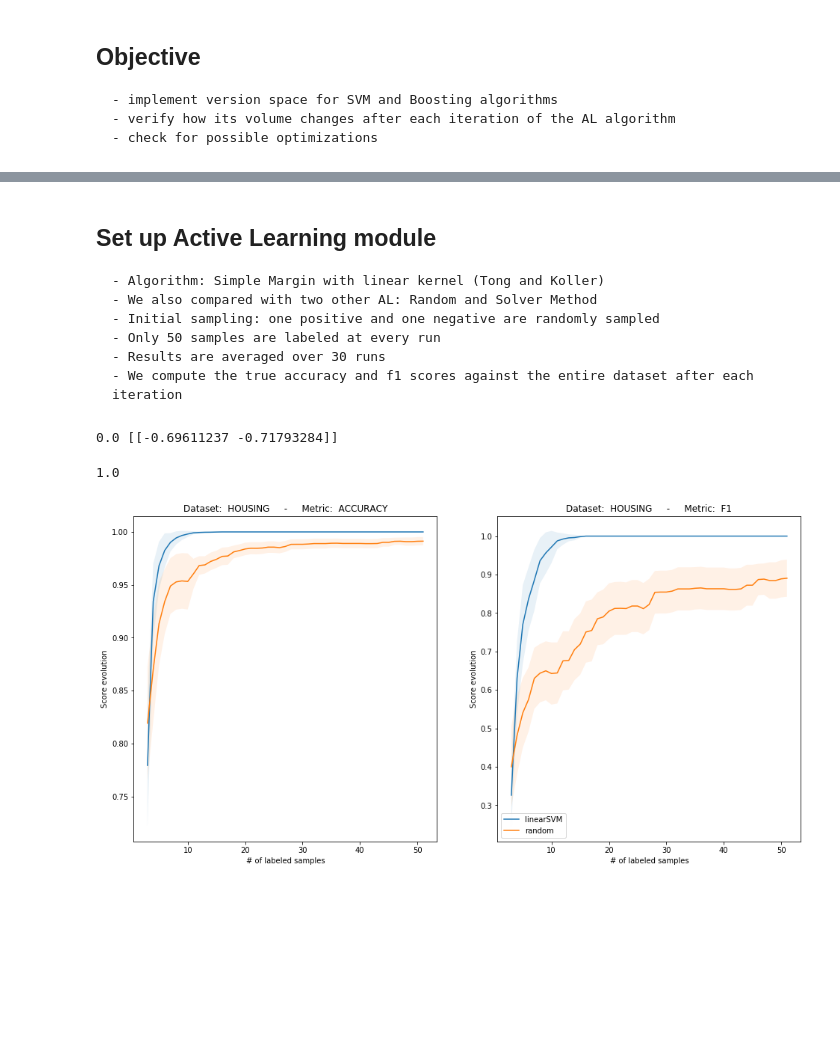
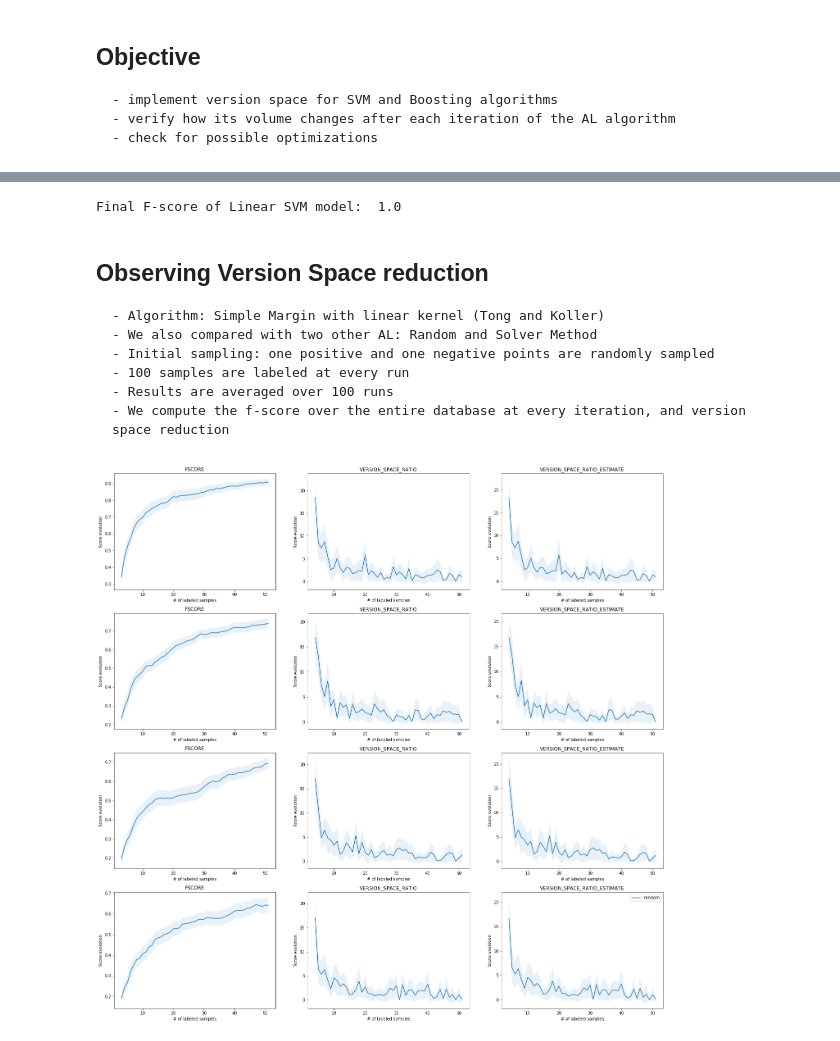
Before and after one commit to AIDEmeProject/PythonMiddleware, a Jupyter notebook: notebooks/version space convergence.ipynb, the cells around one changed output, grey strips where cells are left out. Drawn from its saved outputs; the diff is of its cells as text; code cells hidden in the pictures; blank space fills up the shorter version.

```diff
--- a/notebooks/version space convergence.ipynb
+++ b/notebooks/version space convergence.ipynb
@@ -25,14 +118,25 @@ import matplotlib.pyplot as plt
 # %%
 # import housing dataset
 from sklearn.preprocessing import StandardScaler
+from src.user import DummyUser
+
 scaler = StandardScaler()
 
 data = pd.read_csv("../data/housing/housing.data", header=None)
-data = data[[2, 7]]
+data = data[[2, 7, 8, 9, 10, 11, 12, 4, 5]]
+max_iter = 50
 
 X_housing = data.values
-X_housing_fit = scaler.fit_transform(X_housing) + [1,1]
-y_housing = 2*(X_housing_fit[:,0] + X_housing_fit[:,1] <= 0) - 1
+X_housing_fit = scaler.fit_transform(X_housing) + 1
+y_housing = 2*(np.sum(X_housing_fit[:,:2], axis=1) <= 0) - 1
 print("Percentage of positive samples: %.2f " % (100.0*(y_housing == 1).sum()/len(y_housing)))
+print("Number of positive samples: ", (y_housing == 1).sum())
+
+datasets_list = []
+max_iter = 50
+
+for col_list in [[0,1], [0,1,2,3], [0,1,2,3,4,5], [0,1,2,3,4,5,6,7]]:
+    user_housing = DummyUser(max_iter=max_iter, y_true=y_housing)
+    datasets_list.append(('housing_'+str(len(col_list)), X_housing_fit[:, col_list], user_housing))
 # %% [output]
 Percentage of positive samples: 3.88
@@ -44,57 +151,50 @@ X_housing_fit.shape, y_housing.shape
+# %%
+# testing that data is linearly separable
+from sklearn.svm import LinearSVC
+from sklearn.metrics import f1_score
+
+clf = LinearSVC(C=200, fit_intercept=False)
+clf.fit(X_housing_fit, y_housing)
+print("Final F-score of Linear SVM model: ", f1_score(y_pred=clf.predict(X_housing_fit), y_true=y_housing))
+# %% [output]
+Final F-score of Linear SVM model:  1.0
 # %% [markdown]
-## Set up Active Learning module
+## Observing Version Space reduction
     - Algorithm: Simple Margin with linear kernel (Tong and Koller)
     - We also compared with two other AL: Random and Solver Method
-    - Initial sampling: one positive and one negative are randomly sampled
-    - Only 50 samples are labeled at every run
-    - Results are averaged over 30 runs
-    - We compute the true accuracy and f1 scores against the entire dataset after each iteration
+    - Initial sampling: one positive and one negative points are randomly sampled
+    - 100 samples are labeled at every run
+    - Results are averaged over 100 runs
+    - We compute the f-score over the entire database at every iteration, and version space reduction
-# %%
-from sklearn.svm import LinearSVC
-clf = LinearSVC(C=10000, fit_intercept=False)
-clf.fit(X_housing_fit, y_housing)
-print(clf.intercept_, clf.coef_/np.linalg.norm(clf.coef_))
-(clf.predict(X_housing_fit) == y_housing).sum()/len(y_housing)
-# %% [output]
-0.0 [[-0.69611237 -0.71793284]]
-1.0
 # %%
-from sklearn.svm import LinearSVC
-from src.user import DummyUser
 from src.initial_sampling import FixedSizeStratifiedSampler
 from src.showdown import Showdown
 from src.plotting import plot_showdown
 
-from src.active_learning.svm.linear import LinearSimpleMargin, LinearSolverMethod
+from src.active_learning.svm import SimpleMargin, SolverMethod
 from src.active_learning.agnostic import RandomLearner
-
-
-# set user
-max_iter = 50
-user_housing = DummyUser(max_iter=max_iter, y_true=y_housing)
+from src.version_space.two_dimensional import Circle
 
 # AL list
 active_learners_list = [
-     ("random", RandomLearner(LinearSVC(C=10000, fit_intercept=False))),
-     ("linearSVM", LinearSimpleMargin(C=10000, fit_intercept=False)),
-     #("solver5", LinearSolverMethod(pool_size=5, C=10000, fit_intercept=False)),
-     #("solver10", SolverMethod(pool_size=10, C=1000, fit_intercept=False)),
-     #("solver20", SolverMethod(pool_size=20, C=1000, fit_intercept=False))
+     ("random", RandomLearner(LinearSVC(C=200, fit_intercept=False), Circle())),
+     #("linearSVM", SimpleMargin(kind='linear', C=200, kernel='linear', fit_intercept=False)),
+     #("solver", SolverMethod(kind='linear', pool_size=50, C=200, kernel='linear', fit_intercept=False)),
 ]
 
 # datasets
-datasets_list = [
-    ("housing", X_housing_fit, user_housing)
-]
+#datasets_list = [
+#    ("housing", X_housing_fit, user_housing)
+#]
 
 # set showdown and run
-times = 30
+times = 100
 initial_sampler = FixedSizeStratifiedSampler(sample_size=2)
 showdown = Showdown(times, initial_sampler)
 output = showdown.run(datasets_list, active_learners_list)
 
 # plot results
 #print(output.head())
-plot_showdown(output, times, metrics_list=['accuracy', 'f1'])
+plot_showdown(output, times, metrics_list=['fscore', 'version_space_ratio', 'version_space_ratio_estimate'])
 # %% [output]
-[figure, old version]
+[figure, new version]
```
Also changed, not shown: parts of 21 cells of this notebook, 35 other files.
